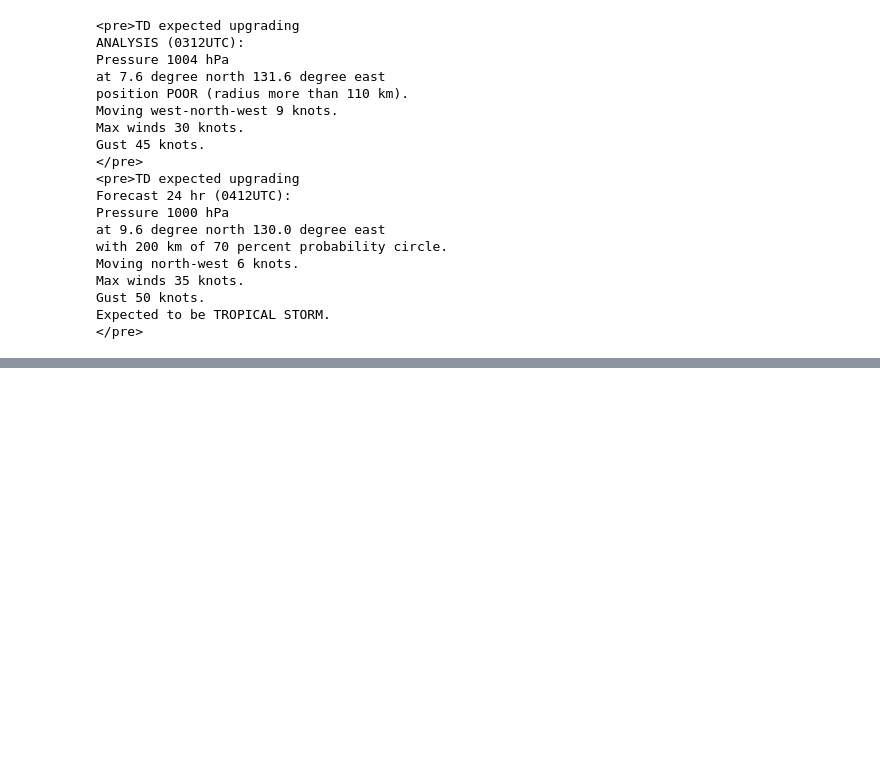
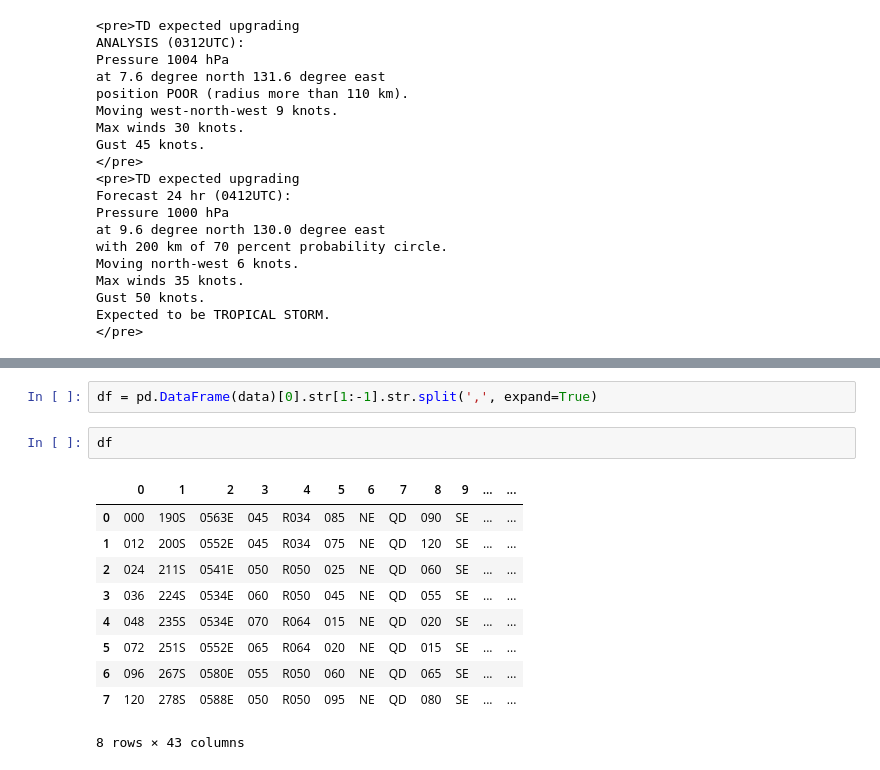
Before and after one commit to ec-jrc/pyStorms, a Jupyter notebook: Parsing Bulletins.ipynb, the cells around one changed output, grey strips where cells are left out. Saved outputs shown, nothing was run; the diff lists cells and outputs as text; blank space fills up the shorter version.

```diff
--- a/Parsing Bulletins.ipynb
+++ b/Parsing Bulletins.ipynb
@@ -79,0 +183,15 @@ Expected to be TROPICAL STORM.
+# %%
+df = pd.DataFrame(data)[0].str[1:-1].str.split(',', expand=True)
+# %%
+df
+# %% [output]
+|  | 0 | 1 | 2 | 3 | 4 | 5 | 6 | 7 | 8 | 9 | ... | ... |
+| 0 | 000 | 190S | 0563E | 045 | R034 | 085 | NE | QD | 090 | SE | ... | ... |
+| 1 | 012 | 200S | 0552E | 045 | R034 | 075 | NE | QD | 120 | SE | ... | ... |
+| 2 | 024 | 211S | 0541E | 050 | R050 | 025 | NE | QD | 060 | SE | ... | ... |
+| 3 | 036 | 224S | 0534E | 060 | R050 | 045 | NE | QD | 055 | SE | ... | ... |
+| 4 | 048 | 235S | 0534E | 070 | R064 | 015 | NE | QD | 020 | SE | ... | ... |
+| 5 | 072 | 251S | 0552E | 065 | R064 | 020 | NE | QD | 015 | SE | ... | ... |
+| 6 | 096 | 267S | 0580E | 055 | R050 | 060 | NE | QD | 065 | SE | ... | ... |
+| 7 | 120 | 278S | 0588E | 050 | R050 | 095 | NE | QD | 080 | SE | ... | ... |
+8 rows × 43 columns
```
Also changed, not shown: parts of 25 cells of this notebook, 2 other files.
